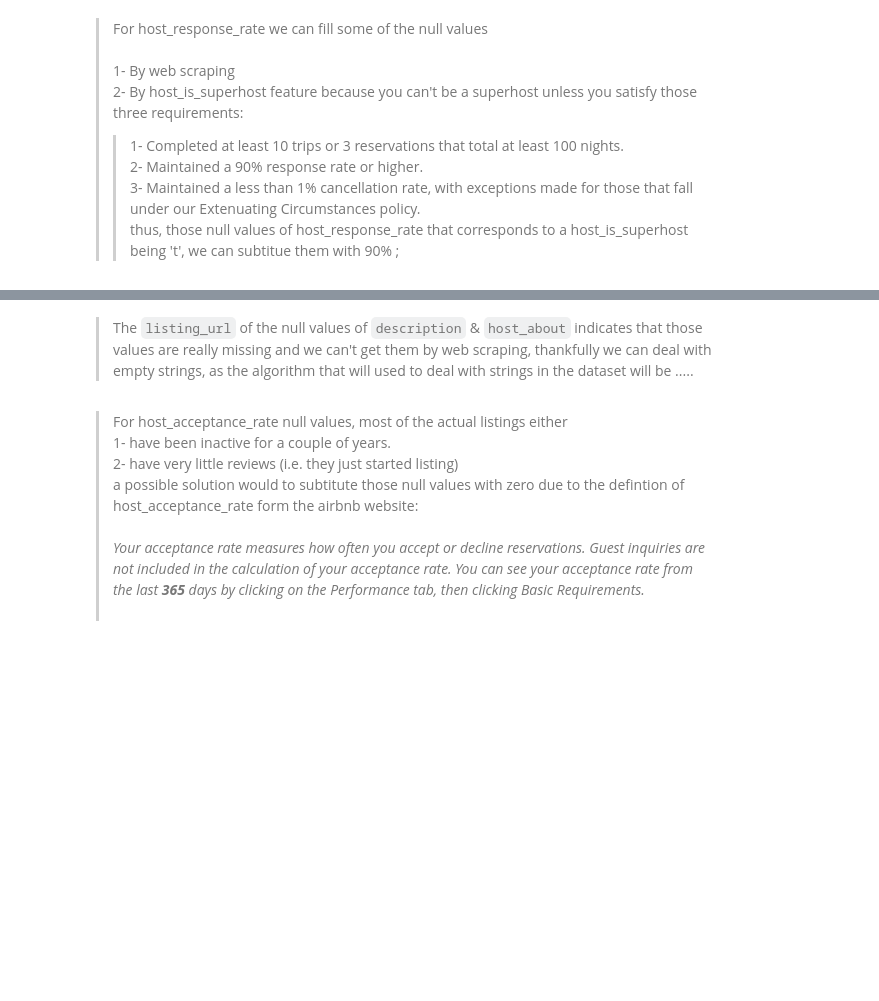
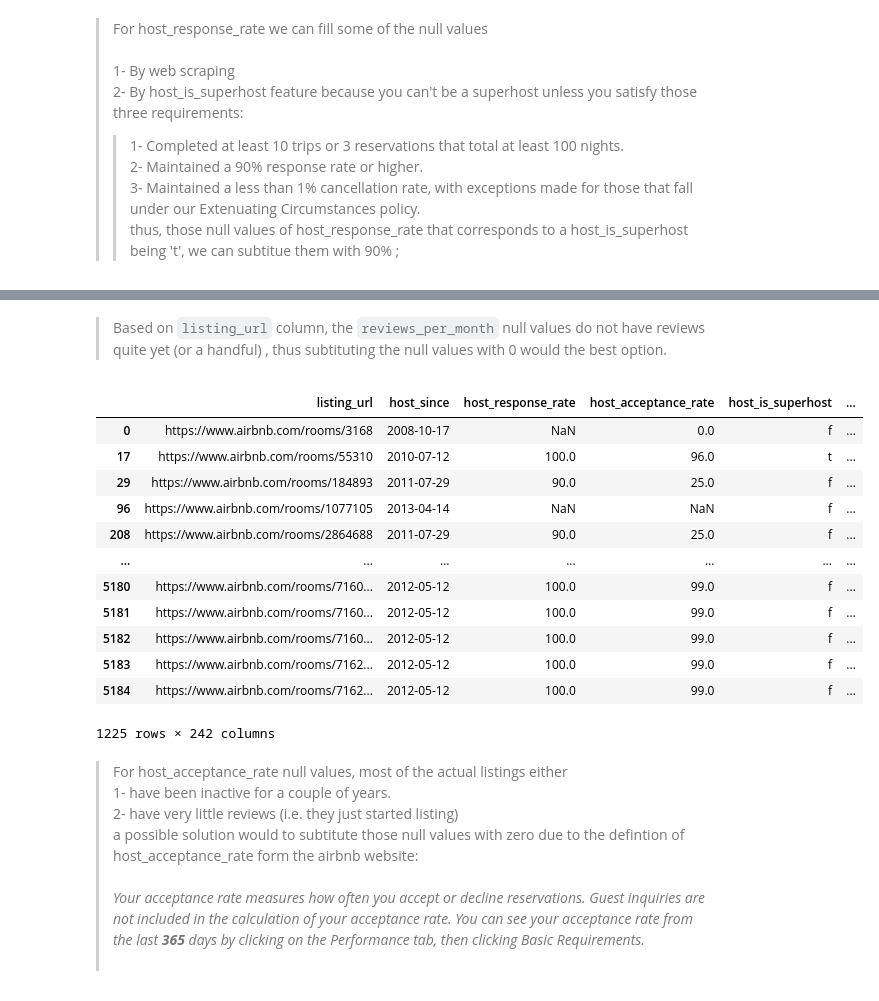
Before and after one commit to Abdulrahman-Almutlaq/AirBnb_EDA, a Jupyter notebook: DS.ipynb, the cells around one changed output, grey strips where cells are left out. Cells and saved outputs as stored; diff of their text form; code cells hidden in the pictures; blank space fills up the shorter version.

```diff
--- a/DS.ipynb
+++ b/DS.ipynb
@@ -89,14 +103,6 @@ Boston_listings = Boston_listings.drop('host_location',axis = 1)
 
 Boston_listings = Boston_listings.join(one_hot)
 
-# =================================================================
-
-
-one_hot = pd.get_dummies(Boston_listings['host_response_time'], dummy_na=True, prefix='host_response_time')
-
-Boston_listings = Boston_listings.drop('host_response_time',axis = 1)
-
-Boston_listings = Boston_listings.join(one_hot)
 
 # =================================================================
 
@@ -118,6 +124,12 @@ Boston_listings['host_response_rate'] = Boston_listings['host_response_rate'].st
 # =================================================================
 
 
+Boston_listings['host_acceptance_rate'] = Boston_listings['host_acceptance_rate'].str.rstrip('%').astype('float')
+
+
+# =================================================================
+
+
 
 Boston_listings['price'] = Boston_listings['price'].str.strip('$').str.replace(',', '').astype('float')
 # %% [markdown]
@@ -164,8 +176,13 @@ import time
 from bs4 import BeautifulSoup
 import re
 import requests
+from selenium.webdriver.chrome.options import Options
+from webdriver_manager.chrome import ChromeDriverManager
 
 
+options = Options()
+options.add_argument('--headless')
+options.add_argument('--disable-gpu')  # Last I checked this was necessary.
 
 
 for iteration, (ind, row) in enumerate(Boston_listings[Boston_listings['host_response_rate'].isnull()].iterrows()):
@@ -175,9 +192,11 @@ for iteration, (ind, row) in enumerate(Boston_listings[Boston_listings['host_res
     url = row['listing_url']
     response = requests.get(url)
     if response.status_code != 200:
+        print("URL not valid")
         continue
 
-    driver = webdriver.Chrome()
+    ser = Service(r"/Users/abdulrahmanalmutlaq/Downloads/chromedriver_mac_arm64/chromedriver")
+    driver = webdriver.Chrome(service=ser, options=options)
     driver.get(url)
 
     time.sleep(40)
@@ -225,3 +247,19 @@ Boston_listings[Boston_listings['host_response_rate'].isnull()]
-# %% [markdown]
-> The `listing_url` of the null values of `description` & `host_about` indicates that those values are really missing and we can't get them by web scraping, thankfully we can deal with empty strings, as the algorithm that will used to deal with strings in the dataset will be .....
+# %% [markdown]
+> Based on `listing_url` column, the `reviews_per_month` null values do not have reviews quite yet (or a handful) , thus subtituting the null values with 0 would the best option.
+# %%
+Boston_listings[Boston_listings['reviews_per_month'].isnull()]
+# %% [output]
+|  | listing_url | host_since | host_response_rate | host_acceptance_rate | host_is_superhost | ... |
+| 0 | https://www.airbnb.com/rooms/3168 | 2008-10-17 | NaN | 0.0 | f | ... |
+| 17 | https://www.airbnb.com/rooms/55310 | 2010-07-12 | 100.0 | 96.0 | t | ... |
+| 29 | https://www.airbnb.com/rooms/184893 | 2011-07-29 | 90.0 | 25.0 | f | ... |
+| 96 | https://www.airbnb.com/rooms/1077105 | 2013-04-14 | NaN | NaN | f | ... |
+| 208 | https://www.airbnb.com/rooms/2864688 | 2011-07-29 | 90.0 | 25.0 | f | ... |
+| ... | ... | ... | ... | ... | ... | ... |
+| 5180 | https://www.airbnb.com/rooms/7160... | 2012-05-12 | 100.0 | 99.0 | f | ... |
+| 5181 | https://www.airbnb.com/rooms/7160... | 2012-05-12 | 100.0 | 99.0 | f | ... |
+| 5182 | https://www.airbnb.com/rooms/7160... | 2012-05-12 | 100.0 | 99.0 | f | ... |
+| 5183 | https://www.airbnb.com/rooms/7162... | 2012-05-12 | 100.0 | 99.0 | f | ... |
+| 5184 | https://www.airbnb.com/rooms/7162... | 2012-05-12 | 100.0 | 99.0 | f | ... |
+1225 rows × 242 columns
 # %%
```
Also changed, not shown: parts of 40 cells of this notebook.
